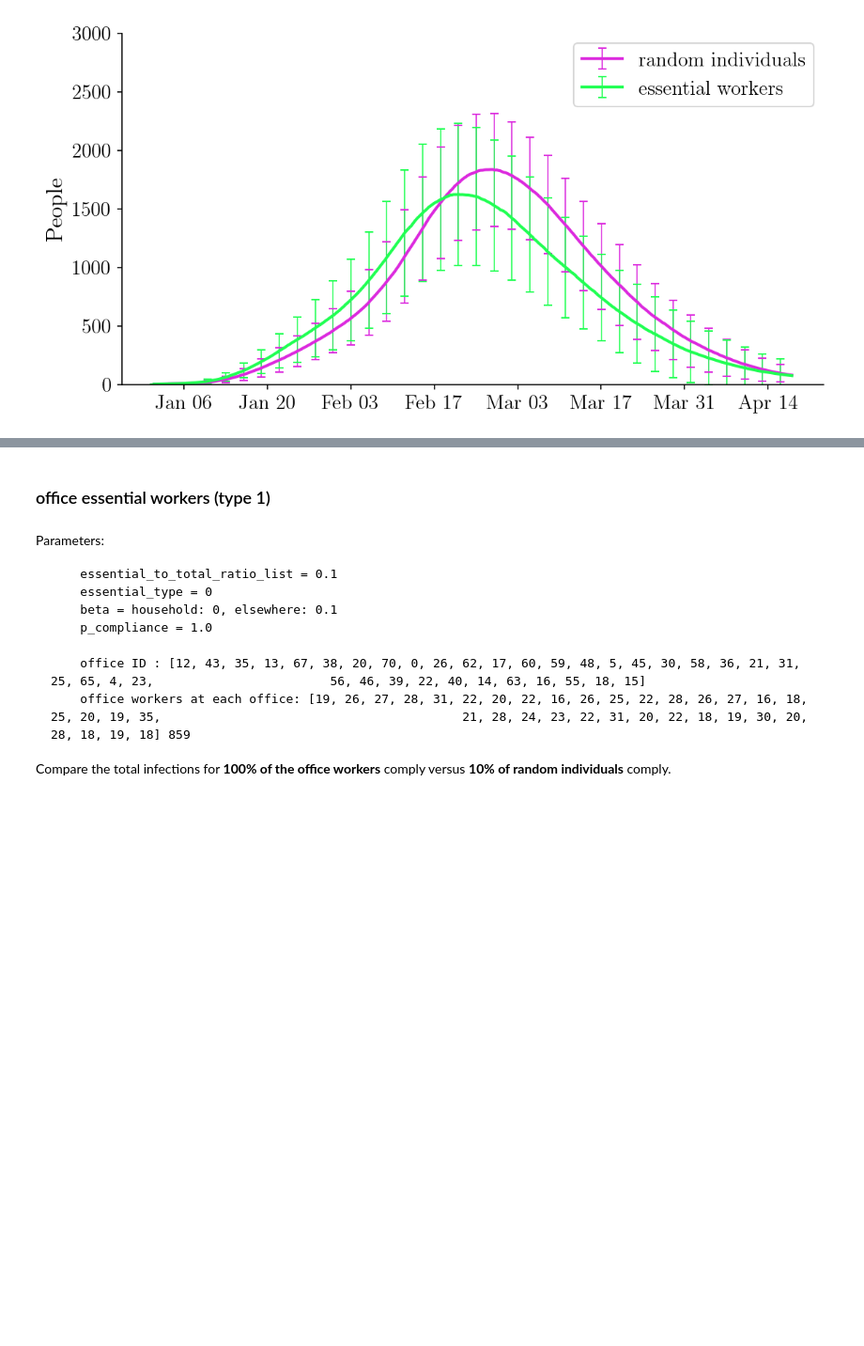
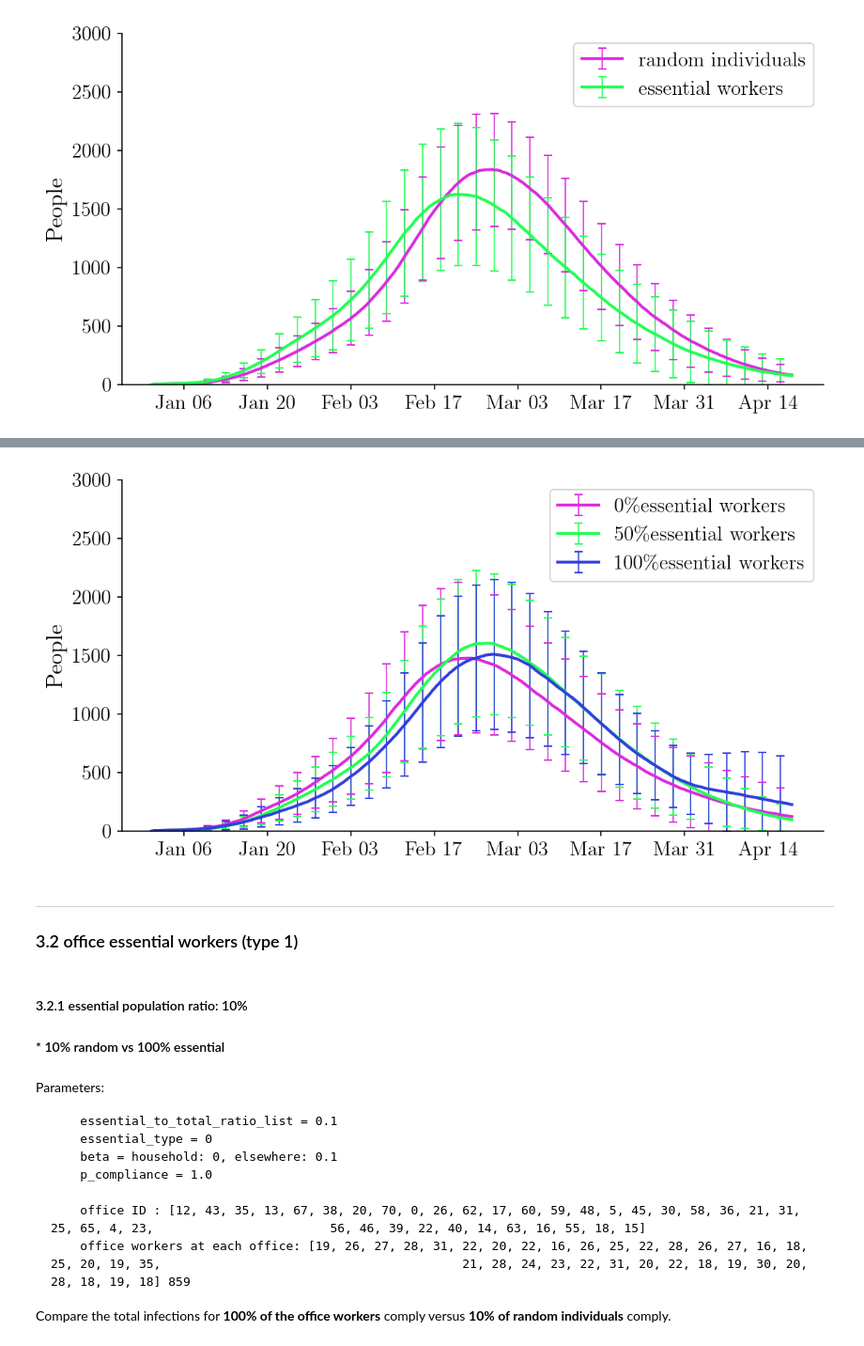
Before and after one commit to stanfordfuturebay/simulator, a Jupyter notebook: simulator-SF_jun25_essential/sim/Instructions_and_Results.ipynb, the cells around one changed output, grey strips where cells are left out. Shown at 94% size. Saved outputs shown, nothing was run; the diff lists cells and outputs as text; code cells hidden in the pictures; blank space fills up the shorter version.

```diff
--- a/simulator-SF_jun25_essential/sim/Instructions_and_Results.ipynb
+++ b/simulator-SF_jun25_essential/sim/Instructions_and_Results.ipynb
@@ -261,5 +327,27 @@ plotter.compare_total_infections(
+# %%
+summaries_SD_6 = load_summary('comp[0.0,0.5,1.0]_repeats25_onlyessen_sf_type0_prop0.1_ds100.pk')
+FIGSIZE = (8, 4)
+plotter = Plotter()
+title = ['0\%essential workers','50\%essential workers','100\%essential workers']
+summaries_ = summaries_SD_6['basic']
+c = 0
+runstr = f'run{c}_'
+
+plotter.compare_total_infections(
+    summaries_,
+    titles=title,
+    figtitle=r'Total Infections with Contact Tracing Case Isolation for All',
+    filename=runstr + 'ST_all',
+    figsize=FIGSIZE, acc=500,
+    ymax=3000, errorevery=14)
+# %% [output]
+[figure, added]
 # %% [markdown]
-### office essential workers (type 1)
+--------------------------------------------------------
+### 3.2 office essential workers (type 1)
+# %% [markdown]
+#### 3.2.1 essential population ratio: 10%
+####          * 10% random vs 100% essential
 # %% [markdown]
 Parameters:
 
```
Also changed, not shown: parts of 22 cells of this notebook.
